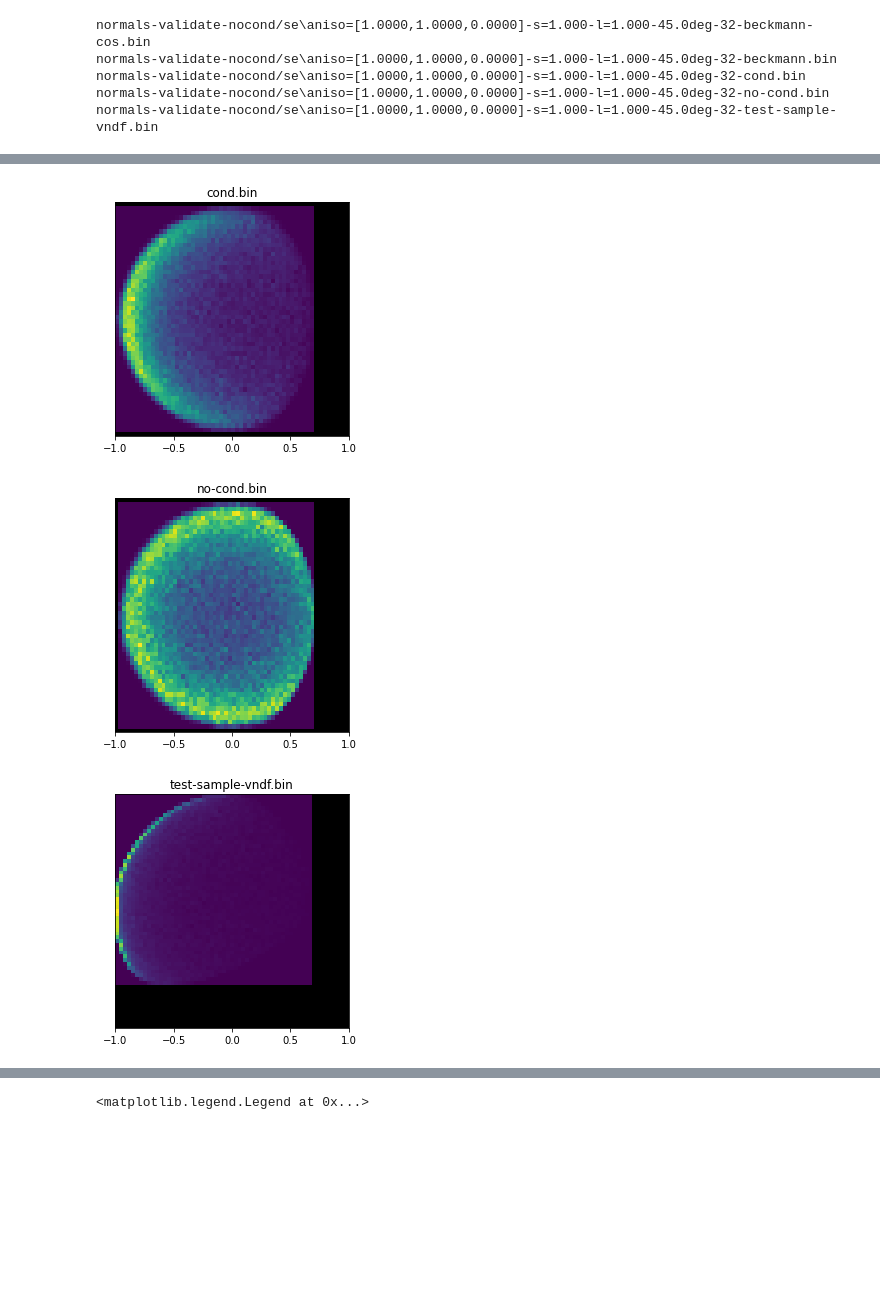
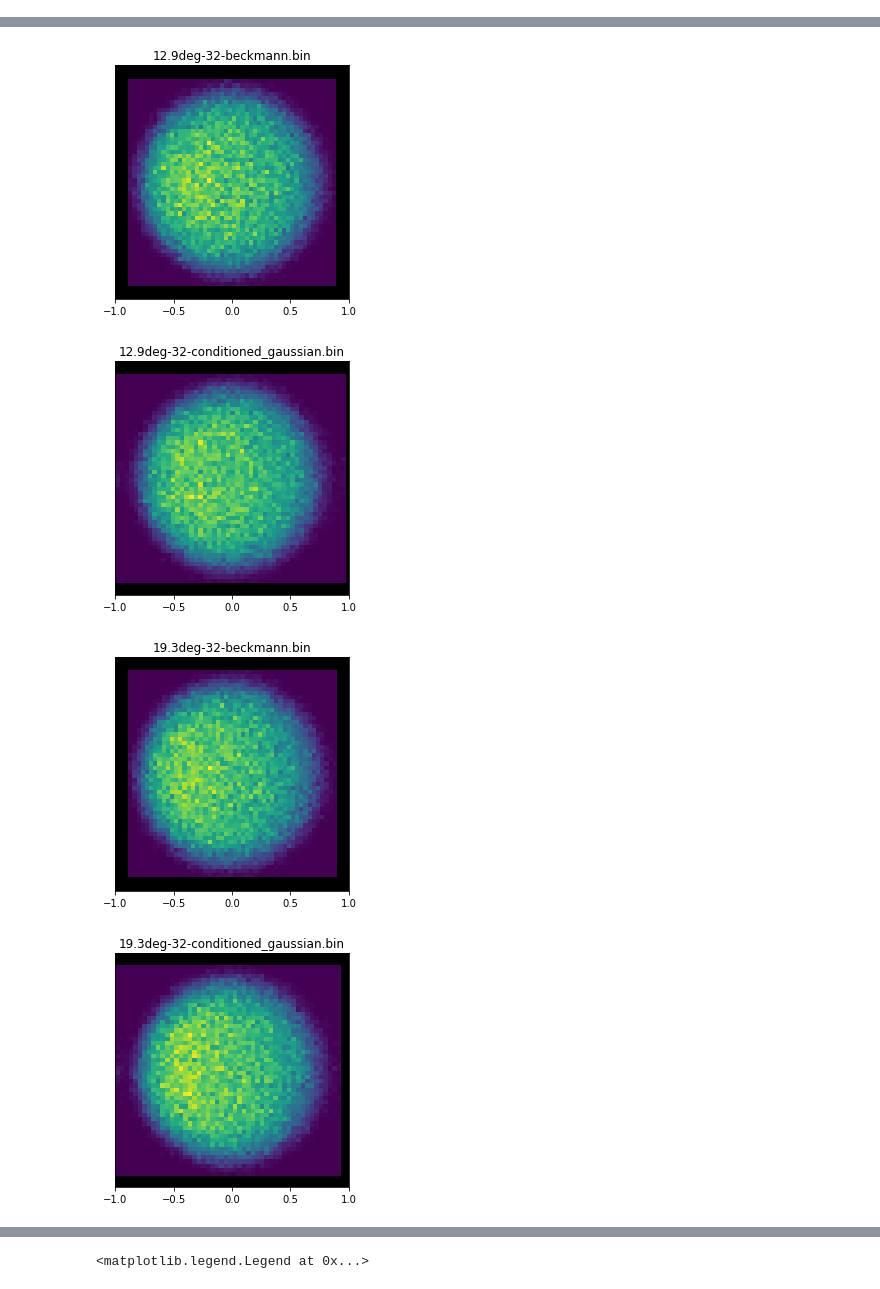
Before and after one commit to daseyb/tungsten, a Jupyter notebook: data/microfacet/ndf.ipynb, the cells around one changed output, grey strips where cells are left out. Cells and saved outputs as stored; diff of their text form; code cells hidden in the pictures; blank space fills up the shorter version.

```diff
--- a/data/microfacet/ndf.ipynb
+++ b/data/microfacet/ndf.ipynb
@@ -153,7 +153,7 @@ def br(L2):
     return np.sqrt(2*L2)
 
 normal_files = dict()
-for file in glob.glob("normals-validate-nocond/se/*.bin"):
+for file in glob.glob("normals-validate-nocond/angle-range/se/*.bin"):
     if "old" in file or "realizations" in file or "failed" in file:
         continue
     normals = np.reshape(np.fromfile(file, dtype=np.float32), (3,-1)).T
@@ -171,7 +171,6 @@ for file in glob.glob("normals-validate-nocond/se/*.bin"):
 common_prefix = os.path.commonprefix(list(normal_files.keys()))
 
 for k, v in normal_files.items():
-    print(k)
     if "l=1" in k:
         beckmann_roughness = np.sqrt(2)
     elif "l=0.5" in k:
@@ -184,8 +183,3 @@ for k, v in normal_files.items():
 
     plot_normal_collection(v, k[len(common_prefix):], k)
 # %% [output]
-normals-validate-nocond/se\aniso=[1.0000,1.0000,0.0000]-s=1.000-l=1.000-45.0deg-32-beckmann-cos.bin
-normals-validate-nocond/se\aniso=[1.0000,1.0000,0.0000]-s=1.000-l=1.000-45.0deg-32-beckmann.bin
-normals-validate-nocond/se\aniso=[1.0000,1.0000,0.0000]-s=1.000-l=1.000-45.0deg-32-cond.bin
-normals-validate-nocond/se\aniso=[1.0000,1.0000,0.0000]-s=1.000-l=1.000-45.0deg-32-no-cond.bin
-normals-validate-nocond/se\aniso=[1.0000,1.0000,0.0000]-s=1.000-l=1.000-45.0deg-32-test-sample-vndf.bin
@@ -194,3 +188,4 @@ normals-validate-nocond/se\aniso=[1.0000,1.0000,0.0000]-s=1.000-l=1.000-45.0deg-
-[figure, old version]
+[figure, new version]
-[figure, old version]
+[figure, new version]
-[figure, old version]
+[figure, new version]
+[figure, added]
```
Also changed, not shown: parts of 1 cell of this notebook, 10 other files.
